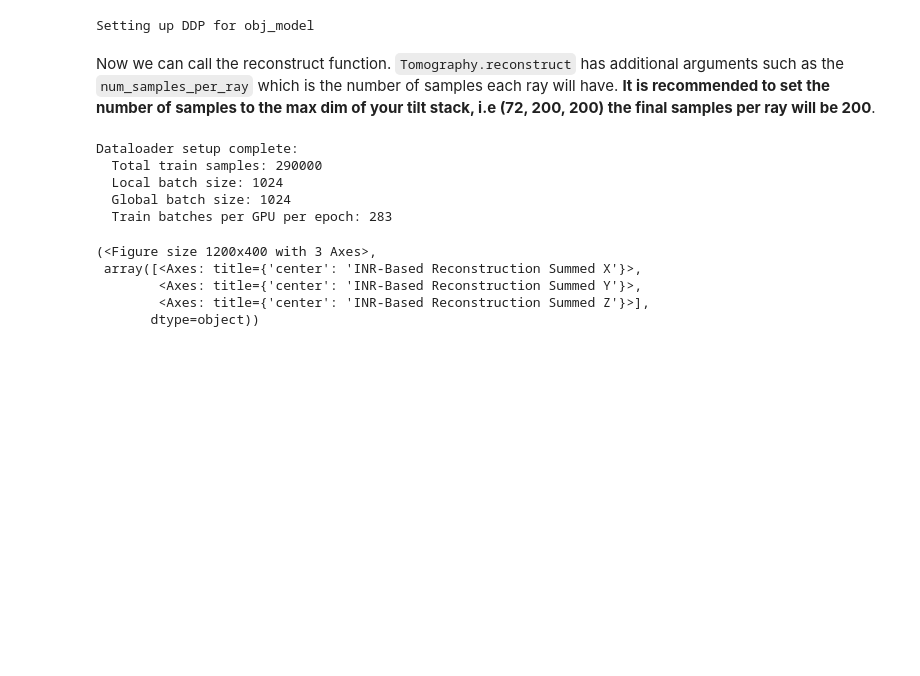
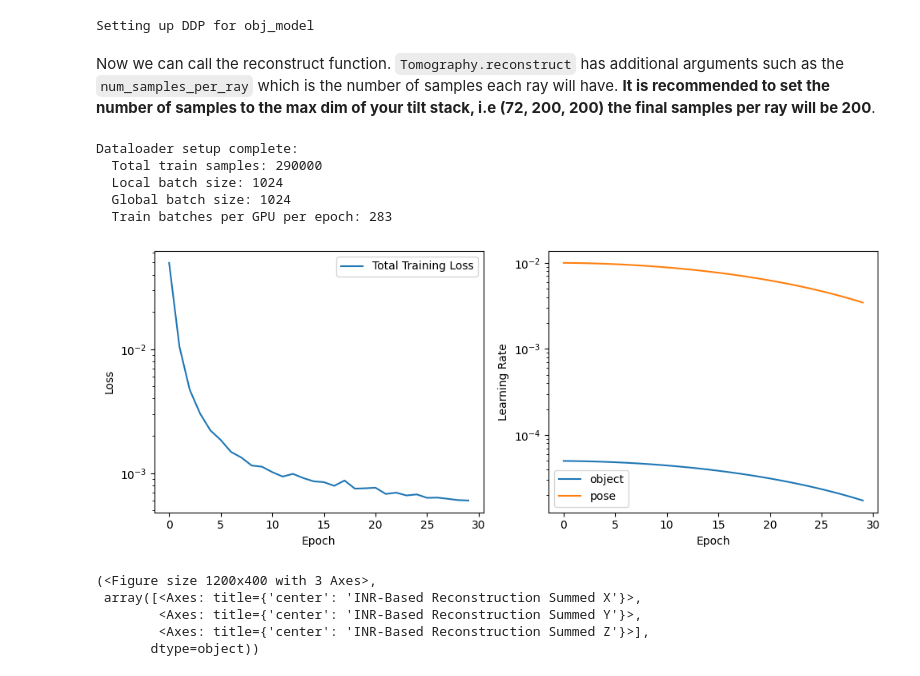
Before and after one commit to electronmicroscopy/quantem-tutorials, a Jupyter notebook: tutorials/tomography/notebooks/tomography_02_full.ipynb, the cells around one changed output. Saved outputs shown, nothing was run; the diff lists cells and outputs as text; code cells hidden in the pictures; blank space fills up the shorter version.

```diff
--- a/tutorials/tomography/notebooks/tomography_02_full.ipynb
+++ b/tutorials/tomography/notebooks/tomography_02_full.ipynb
@@ -175,20 +189,29 @@ Scheduler types: 'cyclic', 'plateau', 'exp', 'gamma', 'linear', 'cosine_annealin
 Keyword arguments follow PyTorch scheduler documentation.
 """
 
+# scheduler_params = {
+#     "object": SchedulerParams.Plateau(
+#         mode = "min",
+#         factor = 0.5,
+#         patience = 10,
+#         threshold = 1e-3,
+#         min_lr = 1e-7,
+#     ),
+#     "pose": SchedulerParams.Plateau(
+#         mode = "min",
+#         factor = 0.5,
+#         patience = 10,
+#         threshold = 1e-3,
+#         min_lr = 1e-7,
+#     )
+# }
+
 scheduler_params = {
-    "object": SchedulerParams.Plateau(
-        mode = "min",
-        factor = 0.5,
-        patience = 10,
-        threshold = 1e-3,
-        min_lr = 1e-7,
+    "object": SchedulerParams.CosineAnnealing(
+        T_max = 50,
     ),
-    "pose": SchedulerParams.Plateau(
-        mode = "min",
-        factor = 0.5,
-        patience = 10,
-        threshold = 1e-3,
-        min_lr = 1e-7,
+    "pose": SchedulerParams.CosineAnnealing(
+        T_max = 50,
     )
 }
 
@@ -216,28 +239,31 @@ dataset_constraints = DatasetConstraintParams.BaseTomographyDatasetConstraints(
 Now we can call the reconstruct function. `Tomography.reconstruct` has additional arguments such as the `num_samples_per_ray` which is the number of samples each ray will have. **It is recommended to set the number of samples to the max dim of your tilt stack, i.e (72, 200, 200) the final samples per ray will be 200**.
 # %%
 # Reconstruct
-
+# First iteration of the reconstruct call will be slow due to @torch.compile.
+# Subsequent calls will be faster.
 tomo_inr.reconstruct(
-    num_iter = 20,
+    num_iter = 30,
     batch_size = 1024,
     num_workers = 32,
     reset = False,
     optimizer_params = optimizer_params,
     scheduler_params = scheduler_params,
     obj_constraints = obj_constraints,
     dset_constraints = dataset_constraints,
     num_samples_per_ray = 100,
     val_fraction = 0.0,
     loss_type = "l2",
     loss_func_kwargs = {},
     reset_dset = None,
+    show_metrics = True
 )
 # %% [output]
 Dataloader setup complete:
   Total train samples: 290000
   Local batch size: 1024
   Global batch size: 1024
   Train batches per GPU per epoch: 283
+[figure, added]
 # %%
 obj = tomo_inr.obj_model.obj_view[0]
 
```
Also changed, not shown: parts of 26 cells of this notebook, 5 other files.
